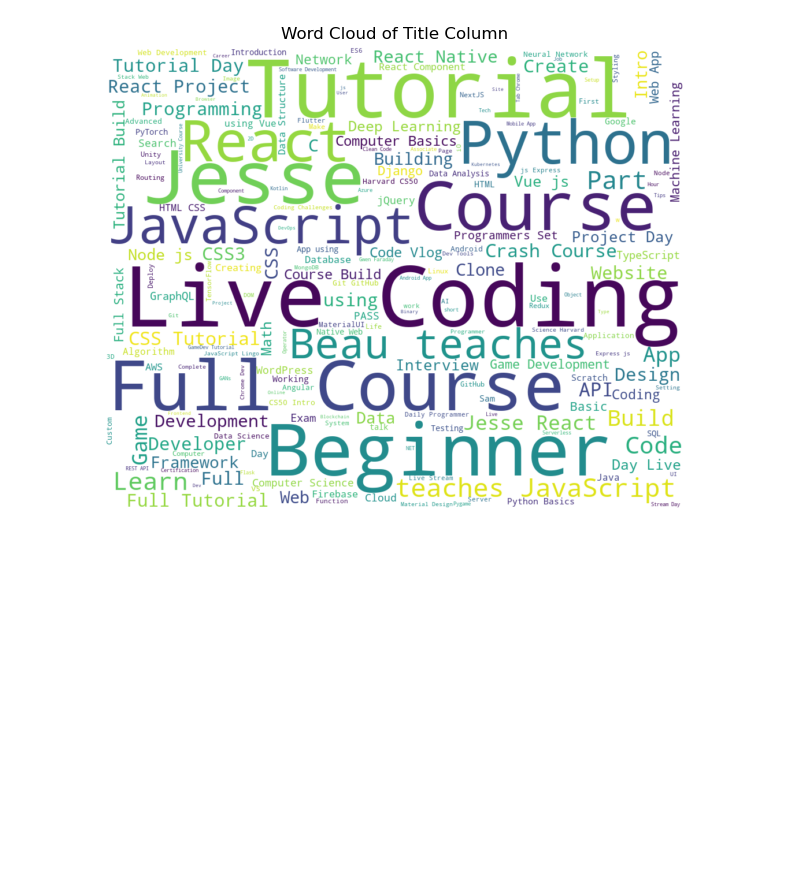
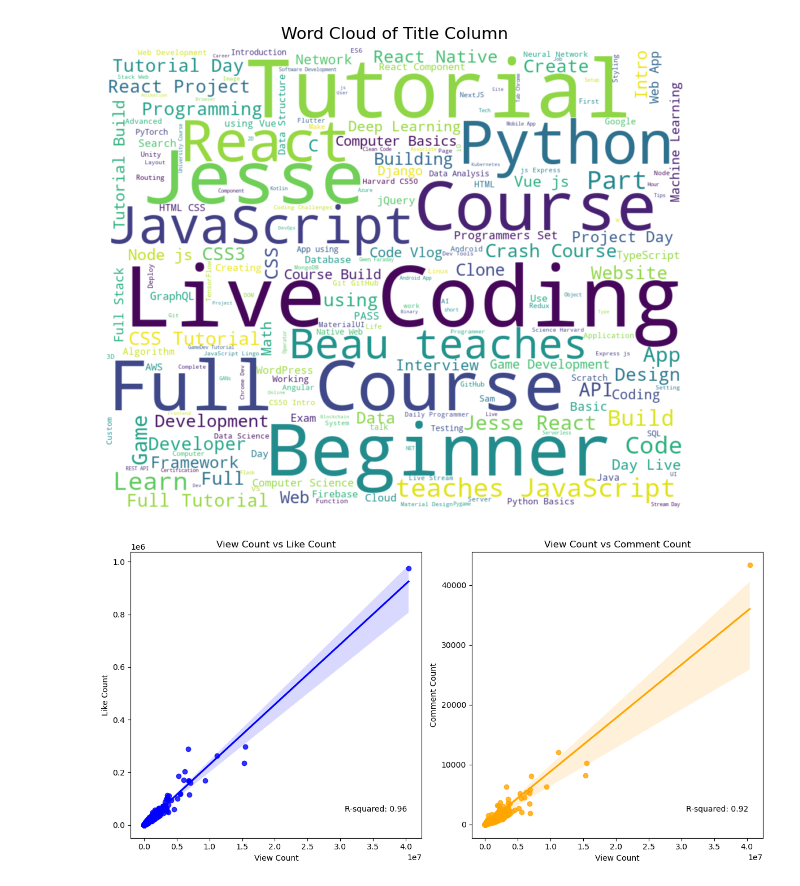
Before and after one commit to rafpang/aws-youtube-pipeline, a Jupyter notebook: analytics.ipynb, the cells around one changed output. Cells and saved outputs as stored; diff of their text form; code cells hidden in the pictures; blank space fills up the shorter version.

Commit message:
added view count regplots

```diff
--- a/analytics.ipynb
+++ b/analytics.ipynb
@@ -139,3 +138,39 @@ plt.title('Word Cloud of Title Column')
 plt.show()
 # %% [output]
 [figure]
+# %%
+
+# Set the figure and axis objects
+fig, axes = plt.subplots(1, 2, figsize=(12, 6))
+
+# Plot viewCount vs likeCount (blue plot)
+sns.regplot(data=fcc_df, x='viewCount',
+            y='likeCount', ax=axes[0], color='blue')
+axes[0].set_title('View Count vs Like Count')
+axes[0].set_xlabel('View Count')
+axes[0].set_ylabel('Like Count')
+
+# Calculate and display the R-squared value for viewCount vs likeCount
+r_squared_like = fcc_df['viewCount'].corr(fcc_df['likeCount']) ** 2
+axes[0].text(0.95, 0.1, f'R-squared: {r_squared_like:.2f}',
+             ha='right', va='center', transform=axes[0].transAxes)
+
+# Plot viewCount vs commentCount (orange plot)
+sns.regplot(data=fcc_df, x='viewCount',
+            y='commentCount', ax=axes[1], color='orange')
+axes[1].set_title('View Count vs Comment Count')
+axes[1].set_xlabel('View Count')
+axes[1].set_ylabel('Comment Count')
+
+# Calculate and display the R-squared value for viewCount vs commentCount
+r_squared_comment = fcc_df['viewCount'].corr(fcc_df['commentCount']) ** 2
+axes[1].text(0.95, 0.1, f'R-squared: {r_squared_comment:.2f}',
+             ha='right', va='center', transform=axes[1].transAxes)
+
+# Adjust the layout
+plt.tight_layout()
+
+# Show the plots
+plt.show()
+# %% [output]
+[figure, added]
```
Also changed, not shown: parts of 2 cells of this notebook.
